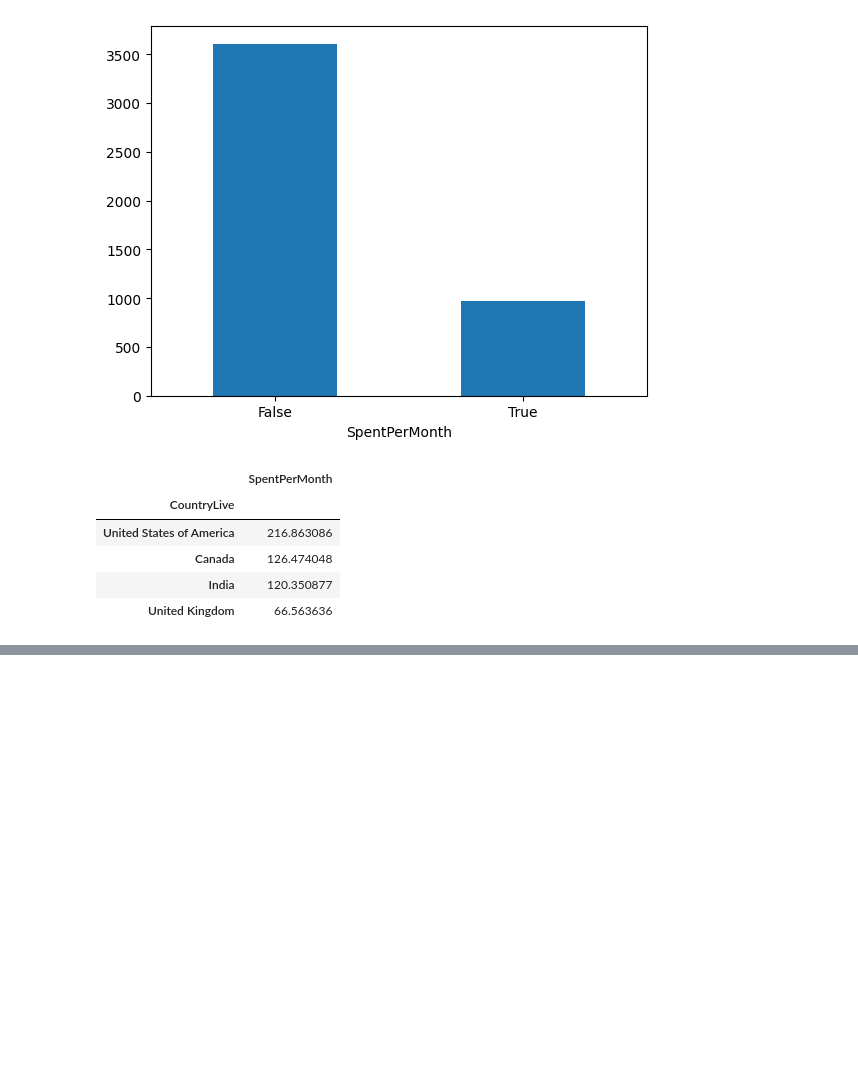
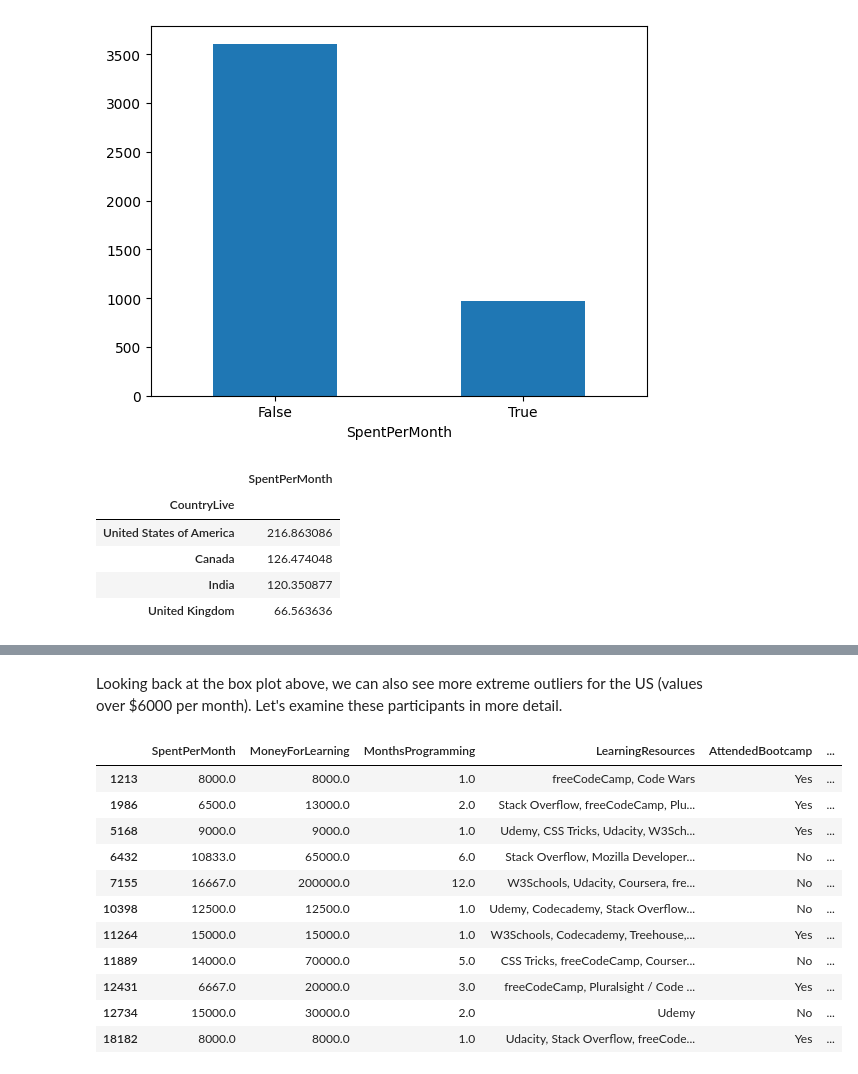
Before and after one commit to shree131/best-market-to-advertise-case_study, a Jupyter notebook: Best_Market_Analysis_Report.ipynb, the cells around one changed output, grey strips where cells are left out. Saved outputs shown, nothing was run; the diff lists cells and outputs as text; code cells hidden in the pictures; blank space fills up the shorter version.

```diff
--- a/Best_Market_Analysis_Report.ipynb
+++ b/Best_Market_Analysis_Report.ipynb
@@ -585,0 +641,8 @@ Among the four English-speaking countries where most of the participants reside
+# %%
+# Isolate the outliers in India
+
+india_outliers_bool = (learning_one_plus_month['CountryLive'] == 'India') & (learning_one_plus_month['SpentPerMonth'] >= 2500)
+
+india_outliers = learning_one_plus_month[india_outliers_bool]
+
+india_outliers[['SpentPerMonth', 'MoneyForLearning', 'MonthsProgramming', 'LearningResources', 'AttendedBootcamp', 'BootcampAttended']]
@@ -585,0 +688,8 @@ Among the four English-speaking countries where most of the participants reside
+# %%
+# Remove them
+learning_one_plus_month = learning_one_plus_month[~india_outliers_bool]
+
+# Create a function since this is used a lot
+country_avergae_spending = learning_one_plus_month.pivot_table(values='SpentPerMonth', index='CountryLive', aggfunc='mean')
+
+country_avergae_spending.sort_values(by='SpentPerMonth', ascending=False)
@@ -585,0 +703,21 @@ Among the four English-speaking countries where most of the participants reside
+# %% [markdown]
+Looking back at the box plot above, we can also see more extreme outliers for the US (values over $6000 per month). Let's examine these participants in more detail.
+# %%
+us_outliers_bool = (learning_one_plus_month['CountryLive'] == 'United States of America') & (learning_one_plus_month['SpentPerMonth'] >= 6000)
+
+us_outliers = learning_one_plus_month[us_outliers_bool]
+
+us_outliers[['SpentPerMonth', 'MoneyForLearning', 'MonthsProgramming', 'LearningResources', 'AttendedBootcamp', 'BootcampAttended']]
+# %% [output]
+|  | SpentPerMonth | MoneyForLearning | MonthsProgramming | LearningResources | AttendedBootcamp | ... |
+| 1213 | 8000.0 | 8000.0 | 1.0 | freeCodeCamp, Code Wars | Yes | ... |
+| 1986 | 6500.0 | 13000.0 | 2.0 | Stack Overflow, freeCodeCamp, Plu... | Yes | ... |
+| 5168 | 9000.0 | 9000.0 | 1.0 | Udemy, CSS Tricks, Udacity, W3Sch... | Yes | ... |
+| 6432 | 10833.0 | 65000.0 | 6.0 | Stack Overflow, Mozilla Developer... | No | ... |
+| 7155 | 16667.0 | 200000.0 | 12.0 | W3Schools, Udacity, Coursera, fre... | No | ... |
+| 10398 | 12500.0 | 12500.0 | 1.0 | Udemy, Codecademy, Stack Overflow... | No | ... |
+| 11264 | 15000.0 | 15000.0 | 1.0 | W3Schools, Codecademy, Treehouse,... | Yes | ... |
+| 11889 | 14000.0 | 70000.0 | 5.0 | CSS Tricks, freeCodeCamp, Courser... | No | ... |
+| 12431 | 6667.0 | 20000.0 | 3.0 | freeCodeCamp, Pluralsight / Code ... | Yes | ... |
+| 12734 | 15000.0 | 30000.0 | 2.0 | Udemy | No | ... |
+| 18182 | 8000.0 | 8000.0 | 1.0 | Udacity, Stack Overflow, freeCode... | Yes | ... |
```
Also changed, not shown: parts of 25 cells of this notebook.
